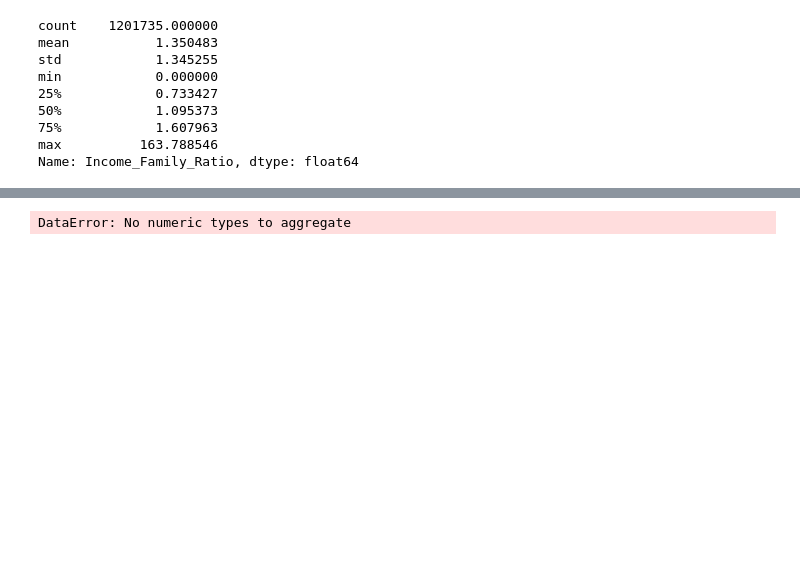
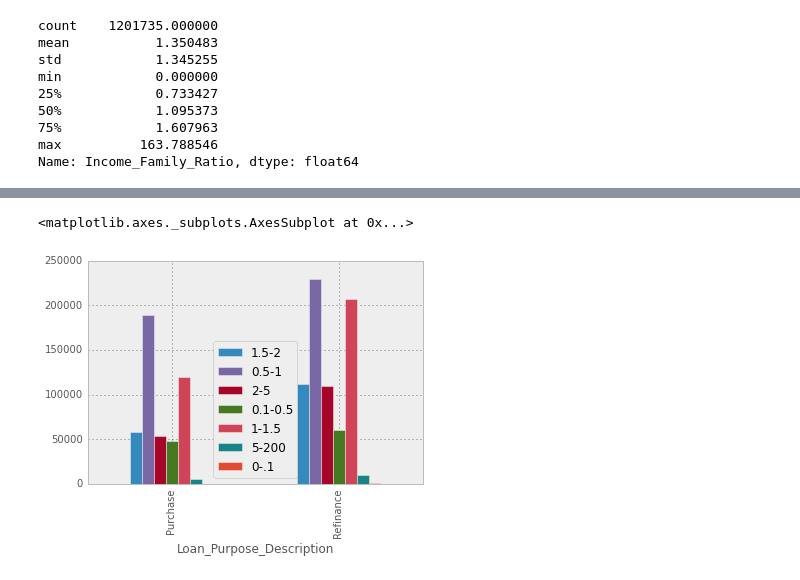
Before and after one commit to jainshubham/notebooks, a Jupyter notebook: Capital_One.ipynb, the cells around one changed output, grey strips where cells are left out. Saved outputs shown, nothing was run; the diff lists cells and outputs as text; code cells hidden in the pictures; blank space fills up the shorter version.

```diff
--- a/Capital_One.ipynb
+++ b/Capital_One.ipynb
@@ -203,8 +195,9 @@ data['Income_Family_Ratio_bracket'].dropna().value_counts().plot(kind='bar')
 # %%
-conforming_status_wize = data[['Loan_Purpose_Description', 'Income_Family_Ratio', 'As_of_Year']]
-conforming_status_wize_grouped = conforming_status_wize[conforming_status_wize.As_of_Year == 2012].groupby('Loan_Purpose_Description').Loan_Purpose_Description.agg(['count'])
-for year in [2012, 2013, 2014]:
-    conforming_status_wize_grouped[year] = conforming_status_wize[conforming_status_wize.As_of_Year == year].groupby('Loan_Purpose_Description').Loan_Purpose_Description.agg(['mean'])
-conforming_status_wize_grouped.drop(conforming_status_wize_grouped.columns[[0]], axis=1).plot(kind='bar')
+conforming_status_wize = data[['Loan_Purpose_Description', 'Loan_Amount_000', 'Income_Family_Ratio_bracket']]
+conforming_status_wize_grouped = conforming_status_wize[conforming_status_wize.Income_Family_Ratio_bracket == '1.5-2'].groupby('Loan_Purpose_Description').Loan_Purpose_Description.agg(['count'])
+for Income_Family_Ratio_bracket in ['1.5-2', '0.5-1', '2-5', '0.1-0.5', '1-1.5', None, '5-200', '0-.1']:
+    conforming_status_wize_grouped[Income_Family_Ratio_bracket] = conforming_status_wize[conforming_status_wize.Income_Family_Ratio_bracket == Income_Family_Ratio_bracket].groupby('Loan_Purpose_Description').Loan_Purpose_Description.agg(['count'])
+conforming_status_wize_grouped.drop(conforming_status_wize_grouped.columns[[0, 6]], axis=1).plot(kind='bar')
 # %% [output]
-DataError: No numeric types to aggregate
+<matplotlib.axes._subplots.AxesSubplot at 0x...>
+[figure, added]
```
Also changed, not shown: parts of 1 cell of this notebook.
